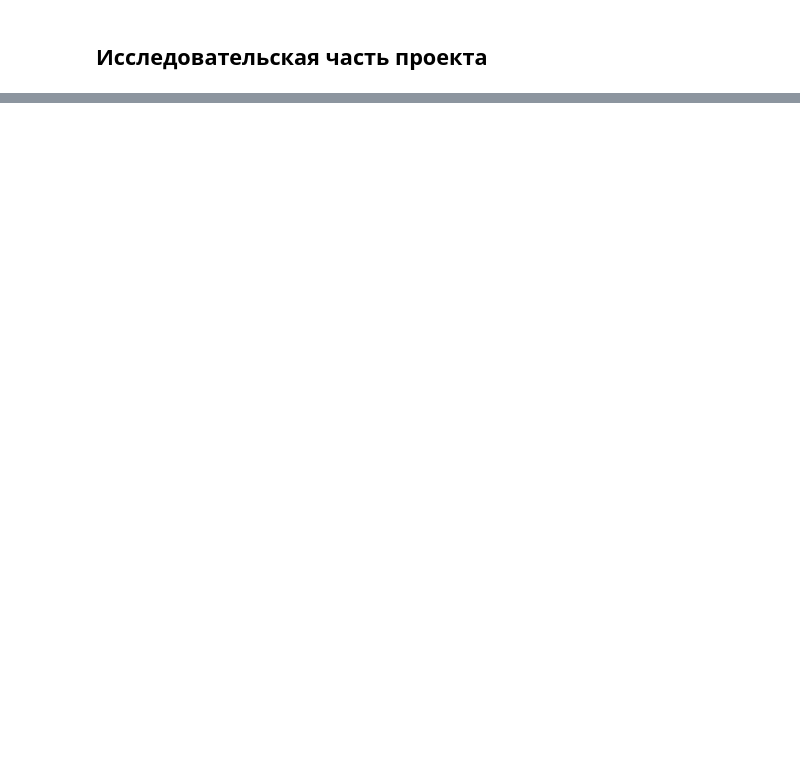
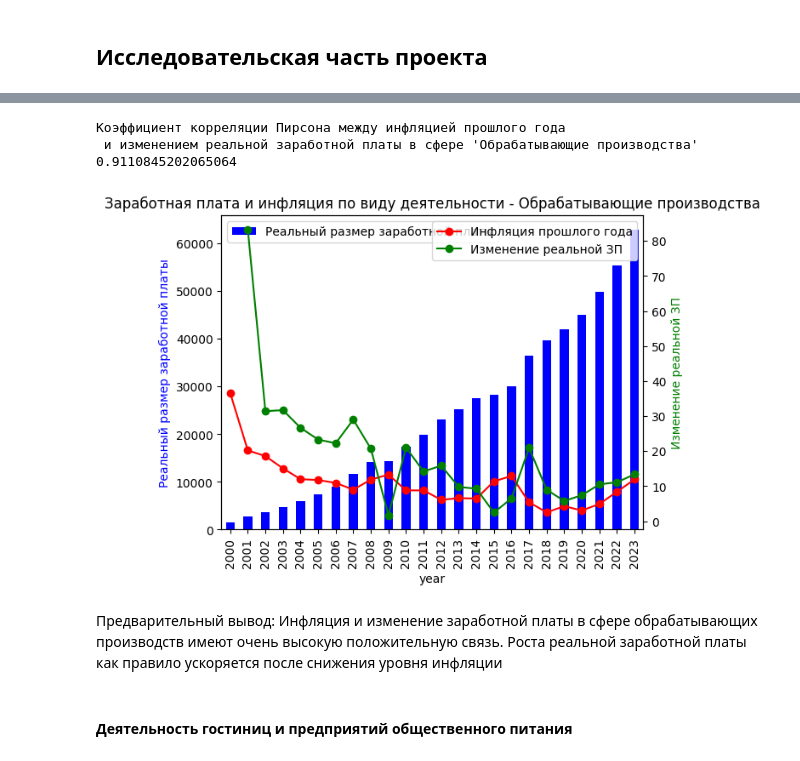
Before and after one commit to YarRus12/salary_stat_Russia, a Jupyter notebook: JupyterNotebook.ipynb, the cells around one changed output, grey strips where cells are left out. Saved outputs shown, nothing was run; the diff lists cells and outputs as text; code cells hidden in the pictures; blank space fills up the shorter version.

```diff
--- a/JupyterNotebook.ipynb
+++ b/JupyterNotebook.ipynb
@@ -192,0 +345,4 @@ res
+# %%
+activity = 'обрабатывающие производства'
+manufacturing = main_dataframe[main_dataframe['Вид деятельности'] == activity]
+manufacturing
@@ -192,0 +367,13 @@ res
+# %%
+print(f"""Коэффициент корреляции Пирсона между инфляцией прошлого года \n и изменением реальной заработной платы в cфере '{activity.capitalize()}'""",  corr_coefficient_main(manufacturing))
+# %% [output]
+Коэффициент корреляции Пирсона между инфляцией прошлого года
+ и изменением реальной заработной платы в cфере 'Обрабатывающие производства' 0.9110845202065064
+# %%
+main_pygraph(df=manufacturing, activity=activity)
+# %% [output]
+[figure, added]
+# %% [markdown]
+Предварительный вывод: Инфляция и изменение заработной платы в сфере обрабатывающих производств имеют очень высокую положительную связь. Роста реальной заработной платы как правило ускоряется после снижения уровня инфляции
+# %% [markdown]
+#### Деятельность гостиниц и предприятий общественного питания
```
Also changed, not shown: parts of 51 cells of this notebook, 4 other files.
